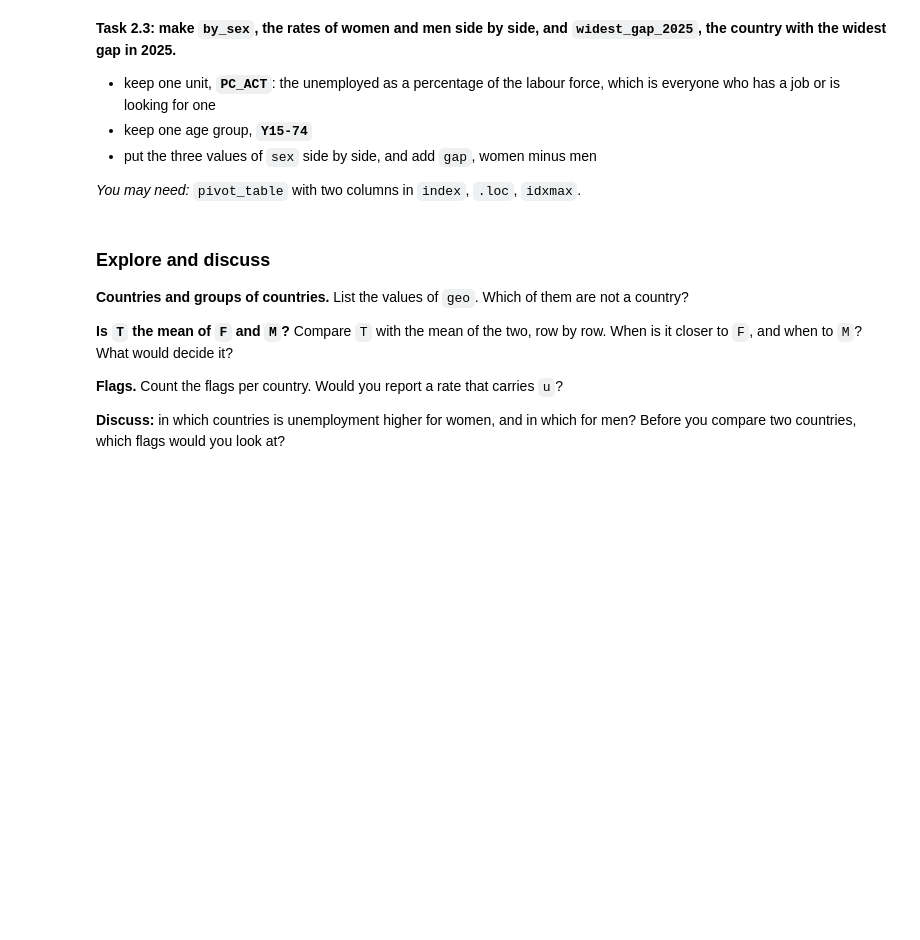
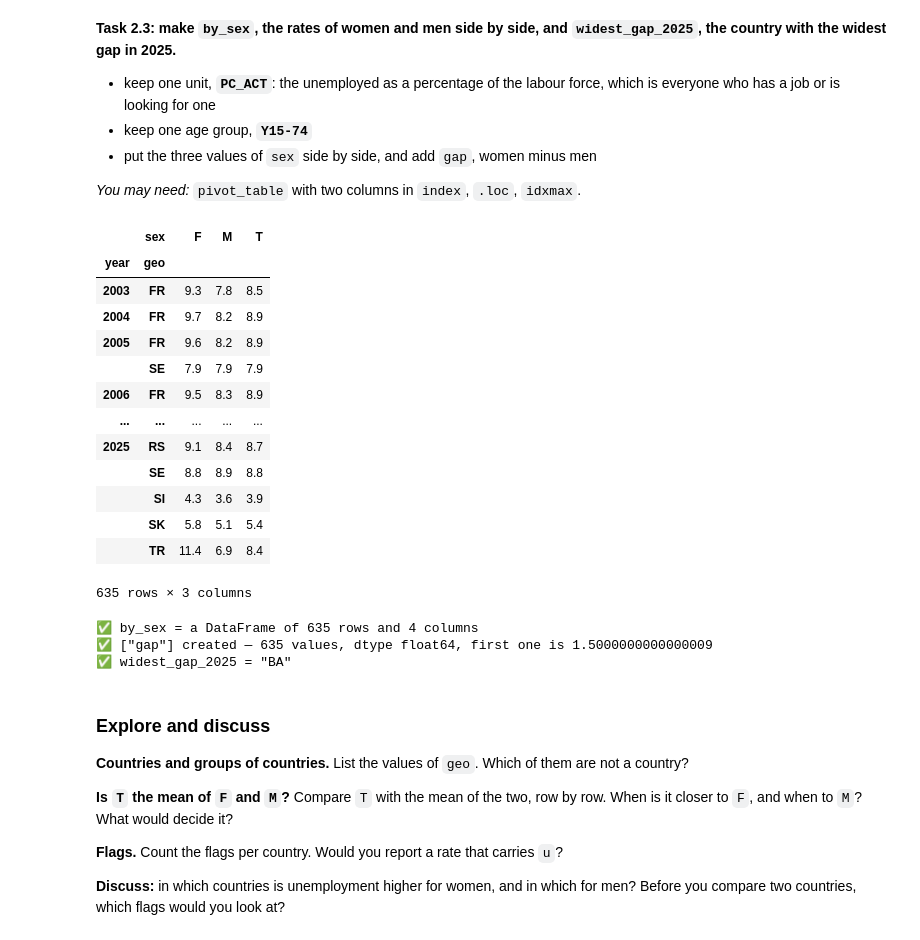
Before and after one commit to stat163-2026t1/artem-practice-week5, a Jupyter notebook: practice.ipynb, the cells around one changed output. Drawn from its saved outputs; the diff is of its cells as text; code cells hidden in the pictures; blank space fills up the shorter version.

```diff
--- a/practice.ipynb
+++ b/practice.ipynb
@@ -249,17 +419,38 @@ for what the three units are.
 *You may need:* `pivot_table` with two columns in `index`, `.loc`, `idxmax`.
 # %%
 # Sandbox
+une_long_new = une_long[(une_long.unit == 'PC_ACT') & (une_long.age == 'Y15-74')]
+une_long_new.pivot_table(index=['year', 'geo'], columns='sex', values='number')
+# %% [output]
+|  | sex | F | M | T |
+| year | geo |  |  |  |
+| 2003 | FR | 9.3 | 7.8 | 8.5 |
+| 2004 | FR | 9.7 | 8.2 | 8.9 |
+| 2005 | FR | 9.6 | 8.2 | 8.9 |
+|  | SE | 7.9 | 7.9 | 7.9 |
+| 2006 | FR | 9.5 | 8.3 | 8.9 |
+| ... | ... | ... | ... | ... |
+| 2025 | RS | 9.1 | 8.4 | 8.7 |
+|  | SE | 8.8 | 8.9 | 8.8 |
+|  | SI | 4.3 | 3.6 | 3.9 |
+|  | SK | 5.8 | 5.1 | 5.4 |
+|  | TR | 11.4 | 6.9 | 8.4 |
+635 rows × 3 columns
 # %%
 # Task 2.3 — by_sex: the rows of unit PC_ACT and age Y15-74, one row per year and geo,
 # with the columns F, M and T, and a column gap: F minus M.
 # Then widest_gap_2025: the geo code with the largest gap in 2025.
-by_sex = ...
-# by_sex["gap"] = ...
-widest_gap_2025 = ...
+by_sex = une_long_new.pivot_table(index=['year', 'geo'], columns='sex', values='number')
+by_sex["gap"] = by_sex.F - by_sex.M
+widest_gap_2025 = by_sex.loc[2025, 'gap'].idxmax()
 
 check("by_sex", by_sex, "DataFrame")
 check_col(by_sex, "gap")
 check("widest_gap_2025", widest_gap_2025, "text")
+# %% [output]
+✅ by_sex = a DataFrame of 635 rows and 4 columns
+✅ ["gap"] created — 635 values, dtype float64, first one is 1.5000000000000009
+✅ widest_gap_2025 = "BA"
 # %% [markdown]
 ### Explore and discuss
 
```
Also changed, not shown: parts of 16 cells of this notebook.
